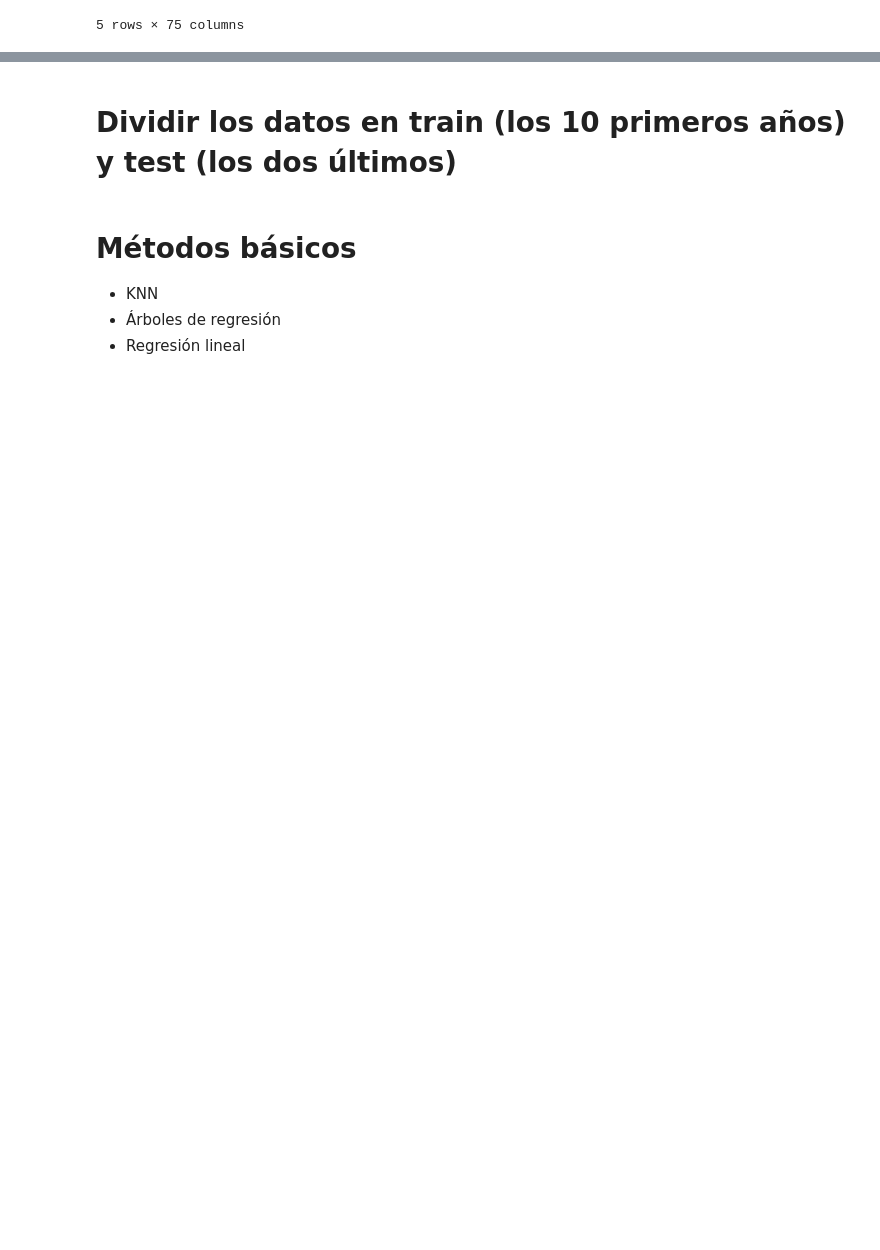
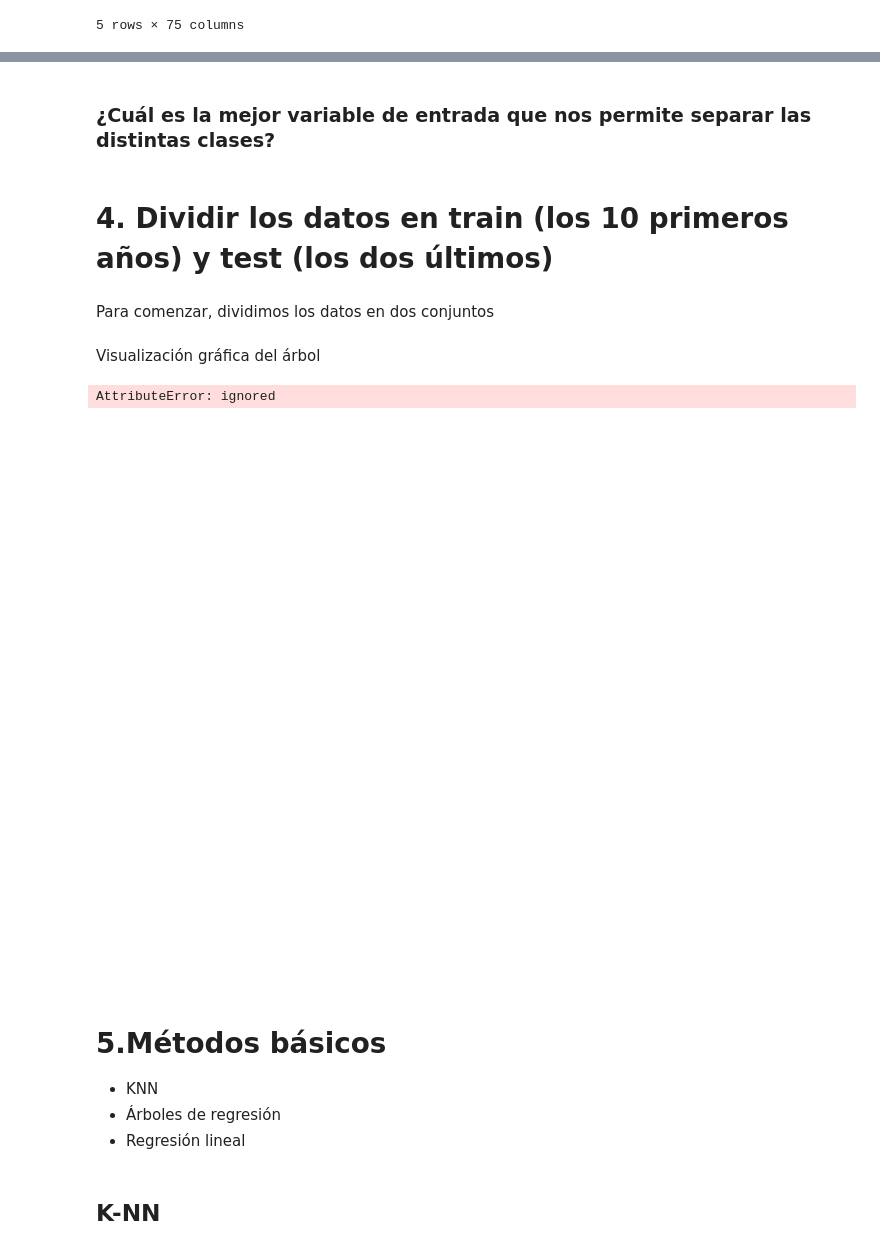
Before and after one commit to Natalia409634/Grupo7-practica1-ML, a Jupyter notebook: Copy_of_parte1.ipynb, the cells around one changed output, grey strips where cells are left out. Drawn from its saved outputs; the diff is of its cells as text; code cells hidden in the pictures; blank space fills up the shorter version.

```diff
--- a/Copy_of_parte1.ipynb
+++ b/Copy_of_parte1.ipynb
@@ -58,0 +129,2 @@ import matplotlib.pyplot as plt
+# %% [markdown]
+### ¿Cuál es la mejor variable de entrada que nos permite separar las distintas clases?
@@ -59,2 +134,4 @@ import matplotlib.pyplot as plt
 # %% [markdown]
-# Dividir los datos en train (los 10 primeros años) y test (los dos últimos)
+# 4. Dividir los datos en train (los 10 primeros años) y test (los dos últimos)
+# %% [markdown]
+Para comenzar, dividimos los datos en dos conjuntos
@@ -61,9 +146,20 @@ import matplotlib.pyplot as plt
 # %%
 from sklearn import tree
 clf = tree.DecisionTreeClassifier()
+# %% [markdown]
+Visualización gráfica del árbol
+# %%
+import matplotlib.pyplot as plt
+fig = plt.figure(figsize=(25,20))
+_ = tree.plot_tree(clf, feature_names = disp_df,class_names=comp_df, filled=True)
+# %% [output]
+AttributeError: ignored
+[figure, added]
 # %% [markdown]
-# Métodos básicos
+# 5.Métodos básicos
 
 *   KNN
 *   Árboles de regresión
 *   Regresión lineal
+# %% [markdown]
+## K-NN
```
Also changed, not shown: parts of 20 cells of this notebook.
